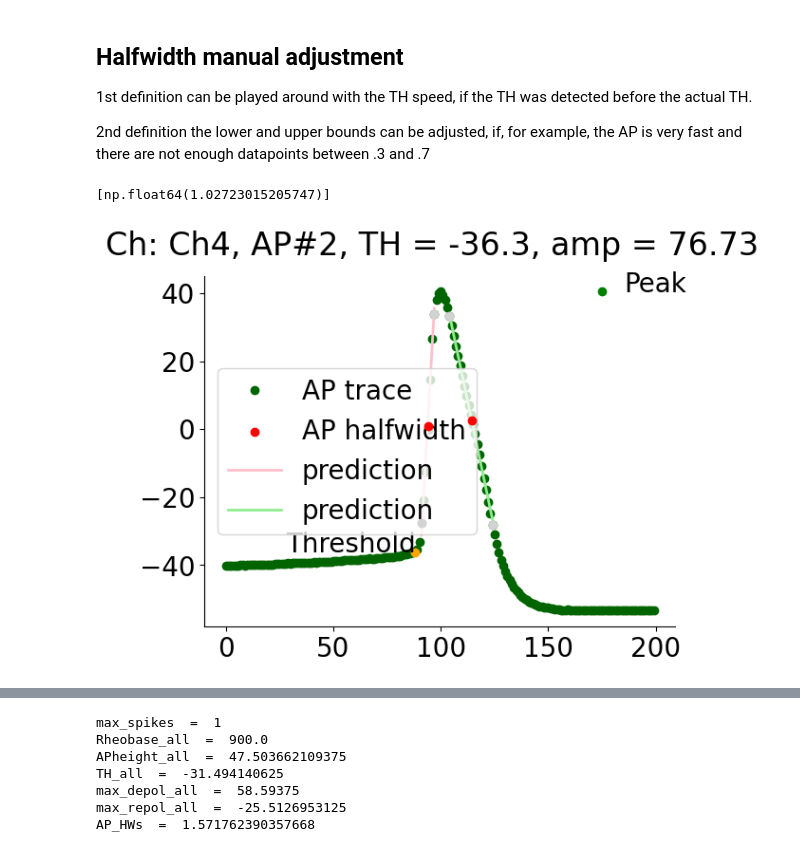
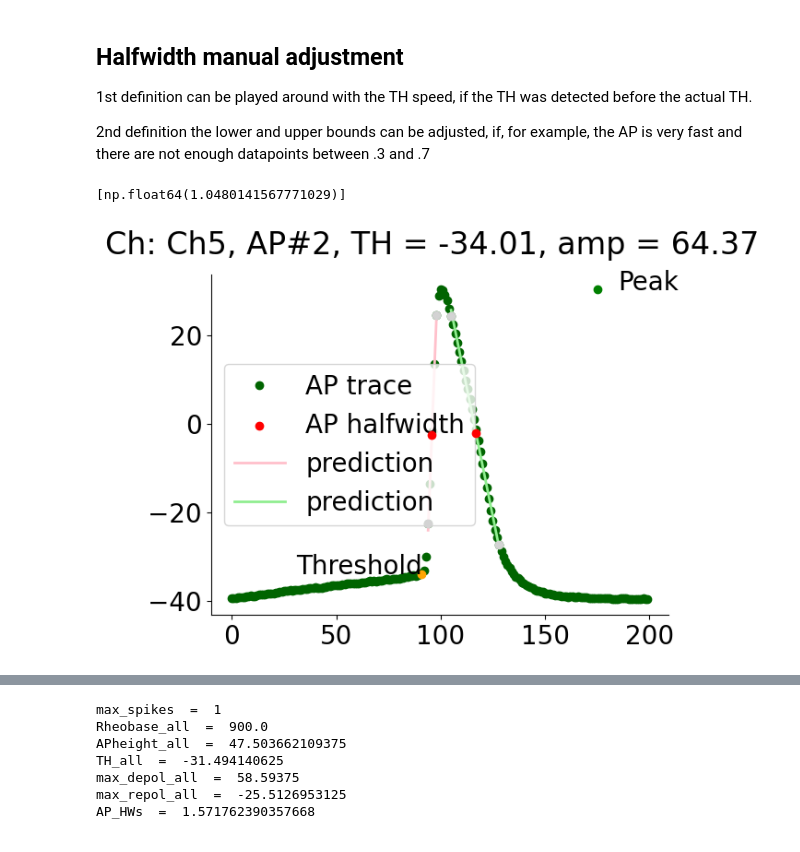
Before and after one commit to verjiniaM/Human-slice-scripts, a Jupyter notebook: notebooks_and_main_executions/manual_fix_notebook_and_some_useful_plots.ipynb, the cells around one changed output, grey strips where cells are left out. Cells and saved outputs as stored; diff of their text form; code cells hidden in the pictures.

```diff
--- a/notebooks_and_main_executions/manual_fix_notebook_and_some_useful_plots.ipynb
+++ b/notebooks_and_main_executions/manual_fix_notebook_and_some_useful_plots.ipynb
@@ -141,17 +142,21 @@ def get_AP_HW(channels, AP_all, APheight_all, TH_all, lower_bound=0.1, upper_bou
     return AP_HWs, rise_start, rise_end, rise_prediction, fall_end, fall_start, fall_prediction, hw1, hw2, hw1_y, hw2_y
 # %%
-fn = '24926080.abf'
-channels = [3]
+data_verji = '/Users/verjim/laptop_D_17.01.2022/Schmitz_lab/data/human/data_verji/'
+OP = 'OP250129/'
+fn = '25130004.abf'
+channels = [5]
 
-file_path = path[:path.rfind('data_tables')] + fn
+file_path = data_verji + OP + fn
 end_fn = file_path.rfind('/') + 1
 dir_ap_HW = sort.make_dir_if_not_existing(file_path[:end_fn] + 'plots/',  'AP_HW')
-channels = [int(df.cell_ch[i])]
+# channels = [int(df.cell_ch[i])]
 charact_data = hcf.load_traces(file_path)
 inj = hcf.get_inj_current_steps(file_path)
 max_spikes = hcf.get_max_spikes(charact_data, channels)
 first_spikes, peaks_all, spike_counts_all, first_spiking_sweeps_all = hcf.get_ap_param_for_plotting(charact_data, channels, inj, max_spikes)
 
+peak_loc_x = 100
+th_speed = 10
 #using the adjusted version of the functions, above
 Rheobase_all, AP_all, THloc_all, TH_all, APheight_all, max_depol_all, max_repol_all = \
     get_ap_param(charact_data, channels, inj, max_spikes, peak_loc_x, th_speed)
@@ -168,33 +173,33 @@ else:
     ap = 1
 
 fig, ax = plt.subplots()
 ax.plot(AP_all[0], 'o', zorder = 0, label = 'AP trace')
 ax.scatter(THloc_all[0],TH_all[0], color = 'orange')
 
 ax.scatter(175,peaks_all[0][first_spiking_sweeps_all[0], ap, 2], color = 'green')
 ax.scatter([hw1, hw2], [hw1_y, hw2_y], c = 'red', zorder = 10, label = 'AP halfwidth')
 ax.scatter([rise_start, rise_end, fall_start, fall_end],\
     [AP_all[0][rise_start], AP_all[0][rise_end], AP_all[0][fall_start], AP_all[0][fall_end]],\
         c = 'lightgrey', zorder = 11)
 ax.plot(np.linspace(rise_start, rise_end, 30), rise_prediction, c = 'pink', label = 'prediction')
 ax.plot(np.linspace(fall_end, fall_start, 30), fall_prediction, c ='lightgreen', label = 'prediction')
 
 ax.text(THloc_all[0] - 60,TH_all[0], 'Threshold')
 
 #d
 ax.text(185,peaks_all[0][first_spiking_sweeps_all[0], ap, 2], 'Peak')
 
 ax.legend()
 fig.suptitle('Ch: ' + key + ', AP#' + str(ap+1) + ', TH = ' + str(round(TH_all[0],2)) + ', amp = ' + str(round(APheight_all[0],2)))
 fig.patch.set_facecolor('white')
 plt.savefig(dir_ap_HW + '/' + file_path[end_fn:-4] + '_HW_AP#' + str(ap+1) + '_' + key + '.png')
 #plt.show()
 fns.append(fn)
 chans.append(channels[0])
 HWs.append(AP_HWs[0])
 
 print(AP_HWs)
 # %% [output]
-[np.float64(1.02723015205747)]
+[np.float64(1.0480141567771029)]
-[figure, old version]
+[figure, new version]
 # %%
```
Also changed, not shown: parts of 9 cells of this notebook, 10 other files.
